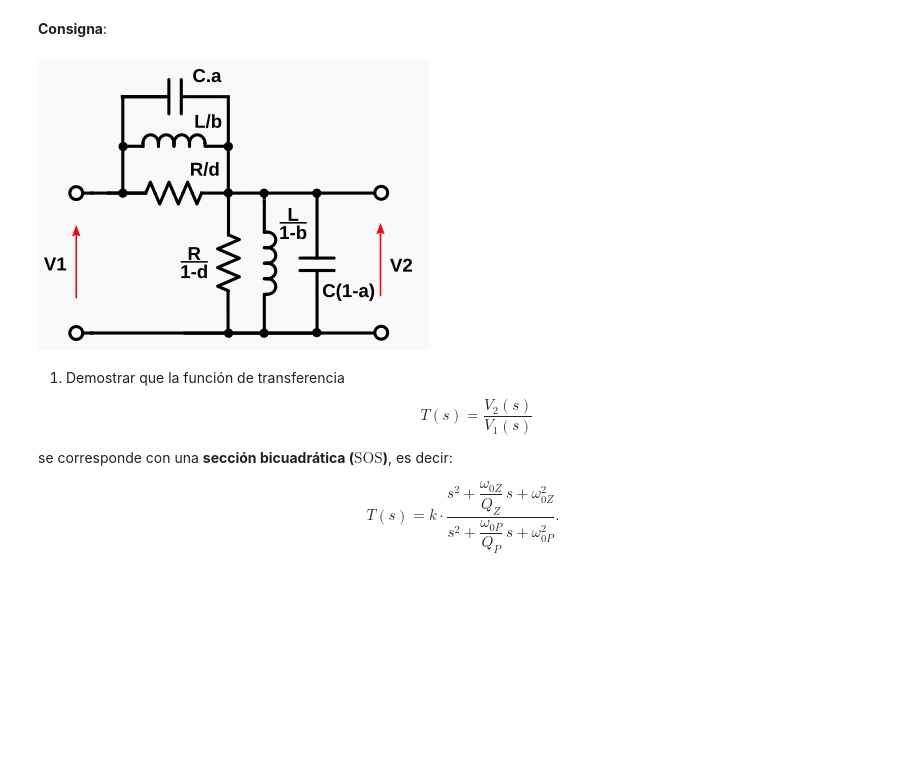
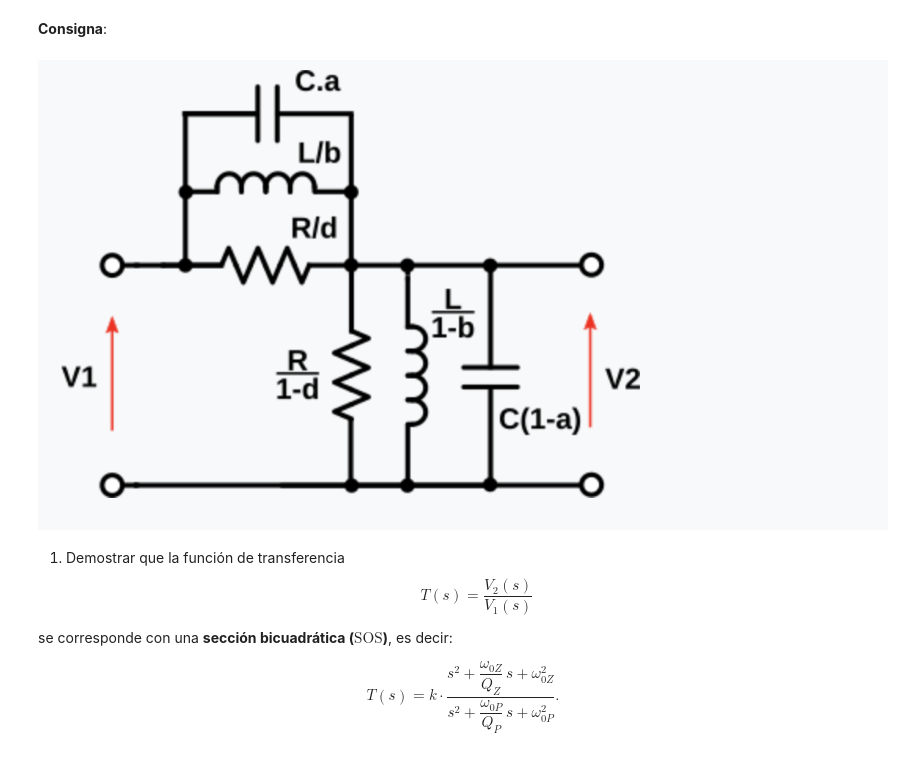
Before and after one commit to angiefantauzzofabio/APS, a Jupyter notebook: TS6/TS6.ipynb, the cells around one changed output. Cells and saved outputs as stored; diff of their text form; code cells hidden in the pictures; blank space fills up the shorter version.

```diff
--- a/TS6/TS6.ipynb
+++ b/TS6/TS6.ipynb
@@ -7,9 +7,9 @@
 # %%
 from IPython.display import Image
 import os
-Image(filename=os.path.join("1.jpg"))
+Image(filename=os.path.join("circuito.png"))
 # %% [output]
-[figure, old version]
+[figure, new version]
 # %% [markdown]
 1. Demostrar que la función de transferencia $$
                                              T(s)=\frac{V_2(s)}{V_1(s)}
```
Also changed, not shown: parts of 2 cells of this notebook, 1 other file.
